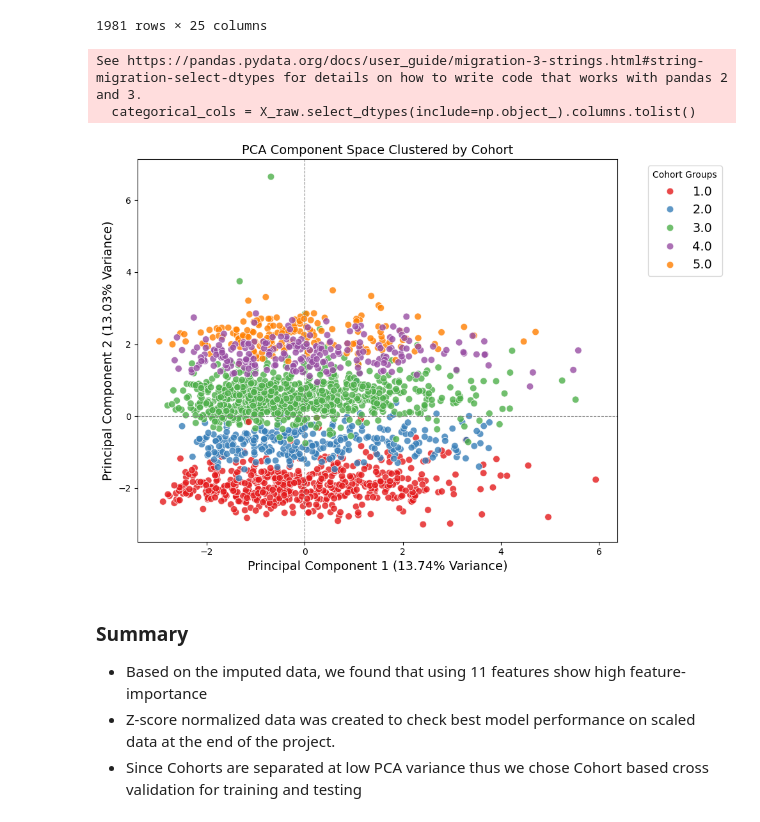
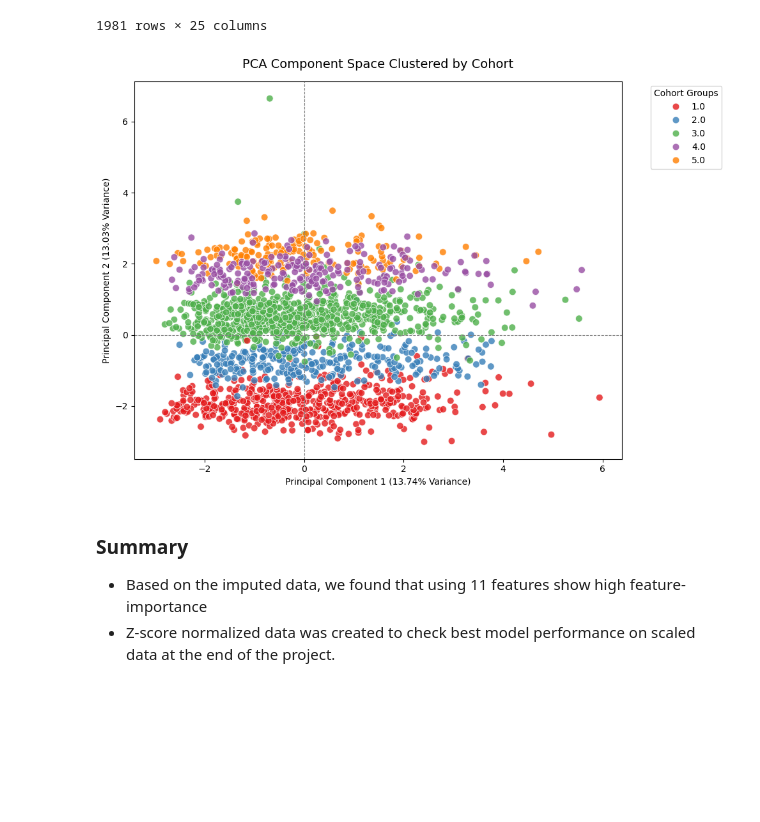
Before and after one commit to Erdos-Projects/summer26-breast-cancer-survival, a Jupyter notebook: notebooks/4.feature_eng.ipynb, the cells around one changed output. Drawn from its saved outputs; the diff is of its cells as text; code cells hidden in the pictures; blank space fills up the shorter version.

Commit message:
final cleaning

```diff
--- a/notebooks/4.feature_eng.ipynb
+++ b/notebooks/4.feature_eng.ipynb
@@ -341,10 +338,9 @@ df_clean
 # Load data before imputation
 import pandas as pd
 df_clean = pd.read_csv('../data/processed_data/Final_metabric_data_scaled.tsv', sep='\t')
-#df_clean = df_clean.dropna() # Drop rows with missing data
 
 # Remove target columns from the data and store into X_raw
-X_raw = df_clean.drop(columns=['Overall_Survival_Status', 'Overall_Survival_(Years)'])#, "Patient's Vital Status"])
+X_raw = df_clean.drop(columns=['Overall_Survival_Status', 'Overall_Survival_(Years)'])
 
 # Identify column types based purely on the features
 categorical_cols = X_raw.select_dtypes(include=np.object_).columns.tolist()
@@ -360,6 +356,16 @@ preprocessor = ColumnTransformer(
     remainder='passthrough',   # everything is now explicitly handled
 )
 
+'''
+preprocessor = ColumnTransformer(
+    transformers=[
+        ('cat', OrdinalEncoder(handle_unknown='use_encoded_value', unknown_value=-1),
+         categorical_cols),
+        ('num', StandardScaler(), numerical_cols),
+    ],
+    remainder='passthrough'
+)
+'''
 
 # Transform only the features
 X_train_encoded_arr = preprocessor.fit_transform(X_raw)
@@ -373,9 +379,6 @@ X_train_encoded = pd.DataFrame(
 from sklearn.impute import KNNImputer
 imputer = KNNImputer(n_neighbors=5)
 X_train_encoded = pd.DataFrame(imputer.fit_transform(X_train_encoded), columns=X_train_encoded.columns)
-# %% [output]
-See https://pandas.pydata.org/docs/user_guide/migration-3-strings.html#string-migration-select-dtypes for details on how to write code that works with pandas 2 and 3.
-  categorical_cols = X_raw.select_dtypes(include=np.object_).columns.tolist()
 # %%
 # Extract cohort column from clean encoded data created above
 
@@ -385,41 +388,40 @@ cohort_labels = df_clean['Cohort'].values
 pca = PCA(n_components=2, random_state=42)
 X_pca = pca.fit_transform(X_train_encoded)
 
 # Calculate the percentage of variance explained by each component
 explained_variance = pca.explained_variance_ratio_ * 100
 
 # Build a temporary DataFrame for clean plotting with Seaborn
 pca_df = pd.DataFrame({
     'PC1': X_pca[:, 0],
     'PC2': X_pca[:, 1],
     'Cohort': cohort_labels
 })
 
 # Plot the PCA Scatter
 plt.figure(figsize=(10, 7))
 sns.scatterplot(
     data=pca_df,
     x='PC1',
     y='PC2',
     hue='Cohort',
     palette='Set1',
     alpha=0.8,
     edgecolor='w',
     s=60)
 
-plt.title("PCA Component Space Clustered by Cohort", fontsize=14)
-plt.xlabel(f"Principal Component 1 ({explained_variance[0]:.2f}% Variance)", fontsize=14)
-plt.ylabel(f"Principal Component 2 ({explained_variance[1]:.2f}% Variance)", fontsize=14)
+plt.title("PCA Component Space Clustered by Cohort", fontsize=14, pad=15)
+plt.xlabel(f"Principal Component 1 ({explained_variance[0]:.2f}% Variance)")
+plt.ylabel(f"Principal Component 2 ({explained_variance[1]:.2f}% Variance)")
 plt.axvline(0, color='gray', linestyle='--', linewidth=0.8)
 plt.axhline(0, color='gray', linestyle='--', linewidth=0.8)
-plt.legend(title="Cohort Groups", bbox_to_anchor=(1.05, 1), loc='upper left', fontsize=14)
+
+plt.legend(title="Cohort Groups", bbox_to_anchor=(1.05, 1), loc='upper left')
 plt.tight_layout()
-plt.savefig('../results/PCA.png', dpi=300, pil_kwargs={'compression':'png_lzw'})
 plt.show()
 # %% [output]
-[figure, old version]
+[figure, new version]
 # %% [markdown]
 ### Summary
 - Based on the imputed data, we found that using 11 features show high feature-importance
 - Z-score normalized data was created to check best model performance on scaled data at the end of the project.
-- Since Cohorts are separated at low PCA variance thus we chose Cohort based cross validation for training and testing
```
Also changed, not shown: parts of 4 cells of this notebook, 10 other files.
